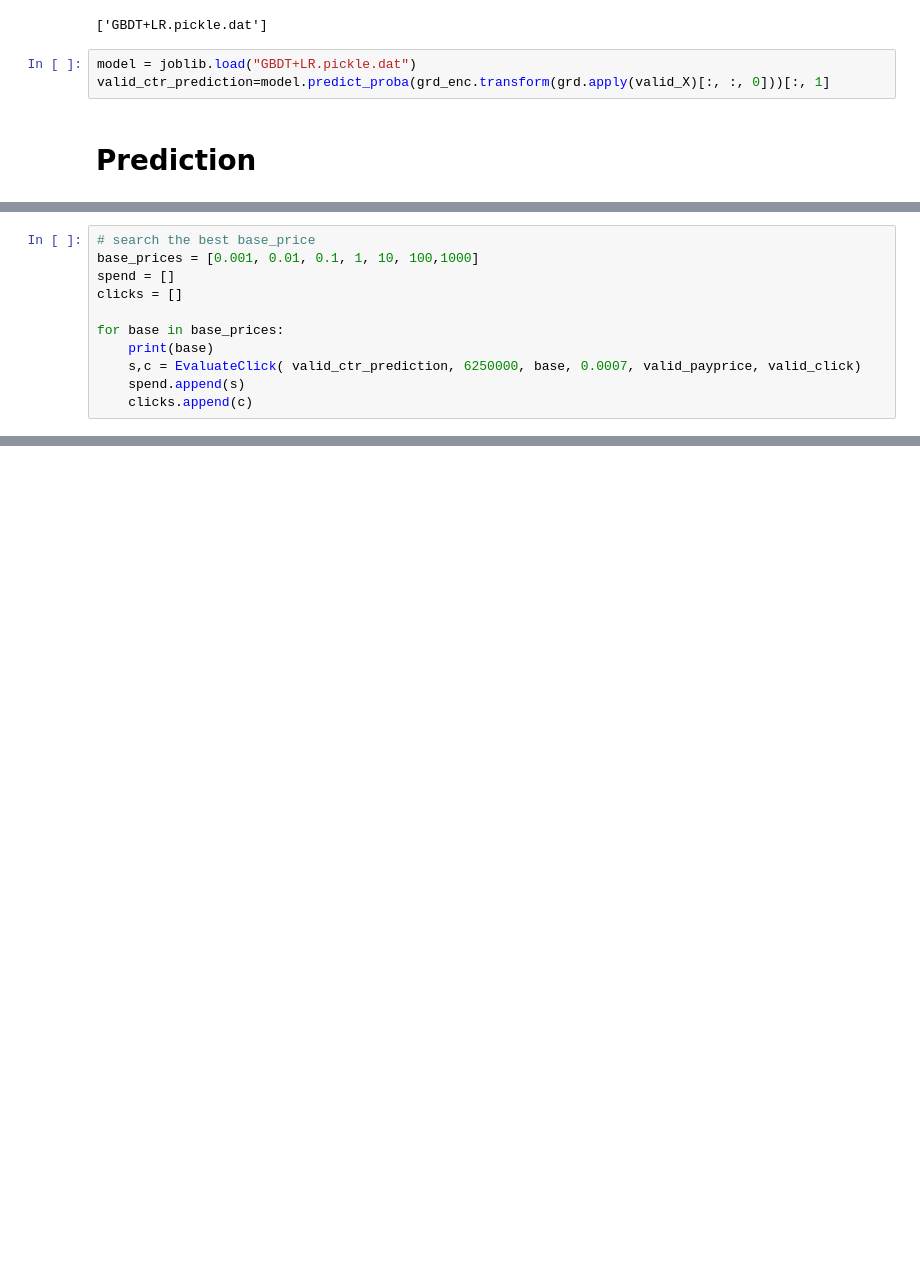
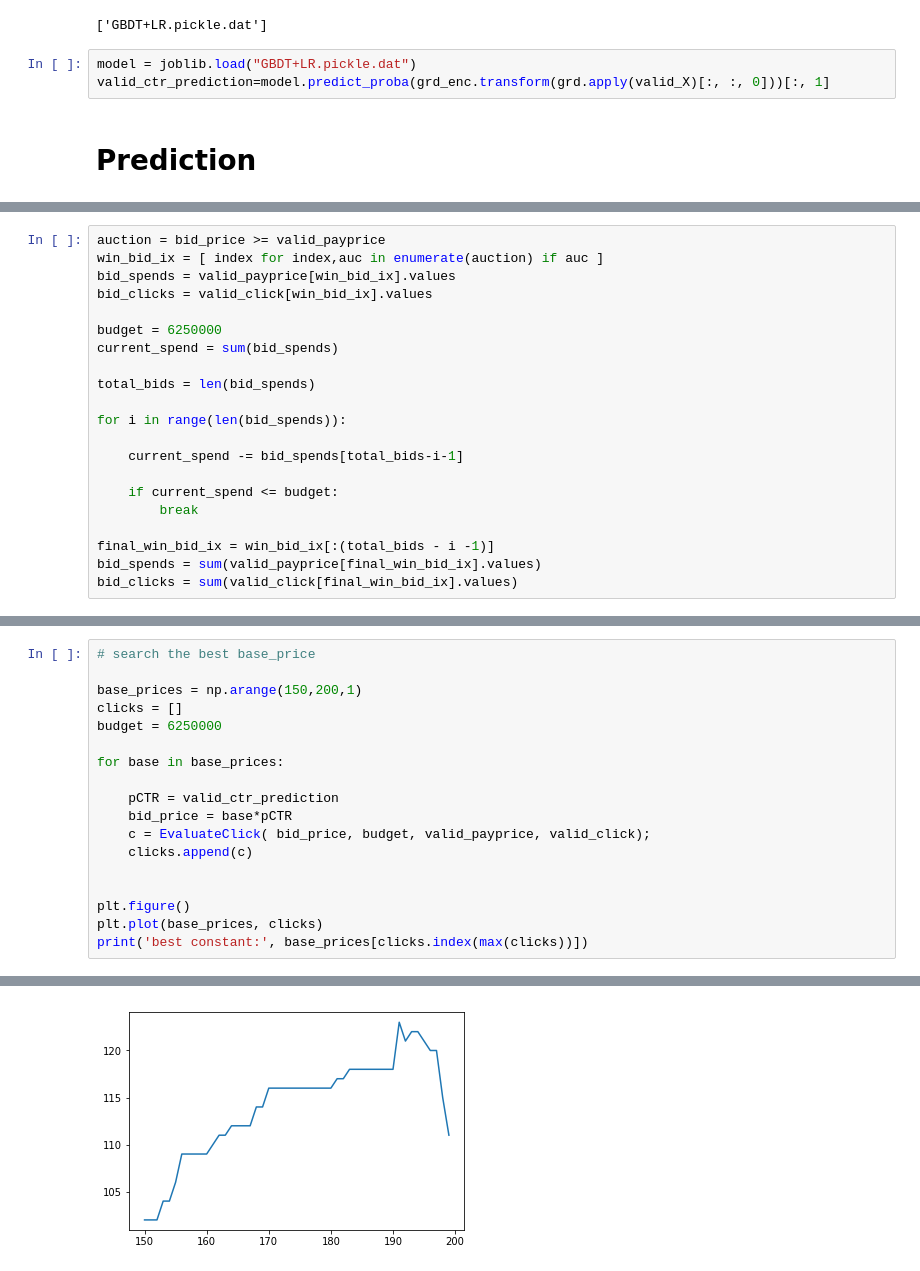
Before and after one commit to nuo-o/-, a Jupyter notebook: GBDT+LR.ipynb, the cells around one changed output, grey strips where cells are left out. Saved outputs shown, nothing was run; the diff lists cells and outputs as text; blank space fills up the shorter version.

```diff
--- a/GBDT+LR.ipynb
+++ b/GBDT+LR.ipynb
@@ -162,0 +141,21 @@ spend: 6249873  click: 190
+# %%
+auction = bid_price >= valid_payprice
+win_bid_ix = [ index for index,auc in enumerate(auction) if auc ]
+bid_spends = valid_payprice[win_bid_ix].values
+bid_clicks = valid_click[win_bid_ix].values
+
+budget = 6250000
+current_spend = sum(bid_spends)
+
+total_bids = len(bid_spends)
+
+for i in range(len(bid_spends)):
+
+    current_spend -= bid_spends[total_bids-i-1]
+
+    if current_spend <= budget:
+        break
+
+final_win_bid_ix = win_bid_ix[:(total_bids - i -1)]
+bid_spends = sum(valid_payprice[final_win_bid_ix].values)
+bid_clicks = sum(valid_click[final_win_bid_ix].values)
@@ -163,12 +197,19 @@ spend: 6249873  click: 190
 # %%
 # search the best base_price
-base_prices = [0.001, 0.01, 0.1, 1, 10, 100,1000]
-spend = []
+
+base_prices = np.arange(150,200,1)
 clicks = []
+budget = 6250000
 
 for base in base_prices:
-    print(base)
-    s,c = EvaluateClick( valid_ctr_prediction, 6250000, base, 0.0007, valid_payprice, valid_click)
-    spend.append(s)
+
+    pCTR = valid_ctr_prediction
+    bid_price = base*pCTR
+    c = EvaluateClick( bid_price, budget, valid_payprice, valid_click);
     clicks.append(c)
+
+
+plt.figure()
+plt.plot(base_prices, clicks)
+print('best constant:', base_prices[clicks.index(max(clicks))])
 # %% [output]
@@ -193,2 +233,3 @@ spend: 6249873  click: 190
+[figure, added]
 # %%
 ### prediction
```
Also changed, not shown: parts of 10 cells of this notebook.
